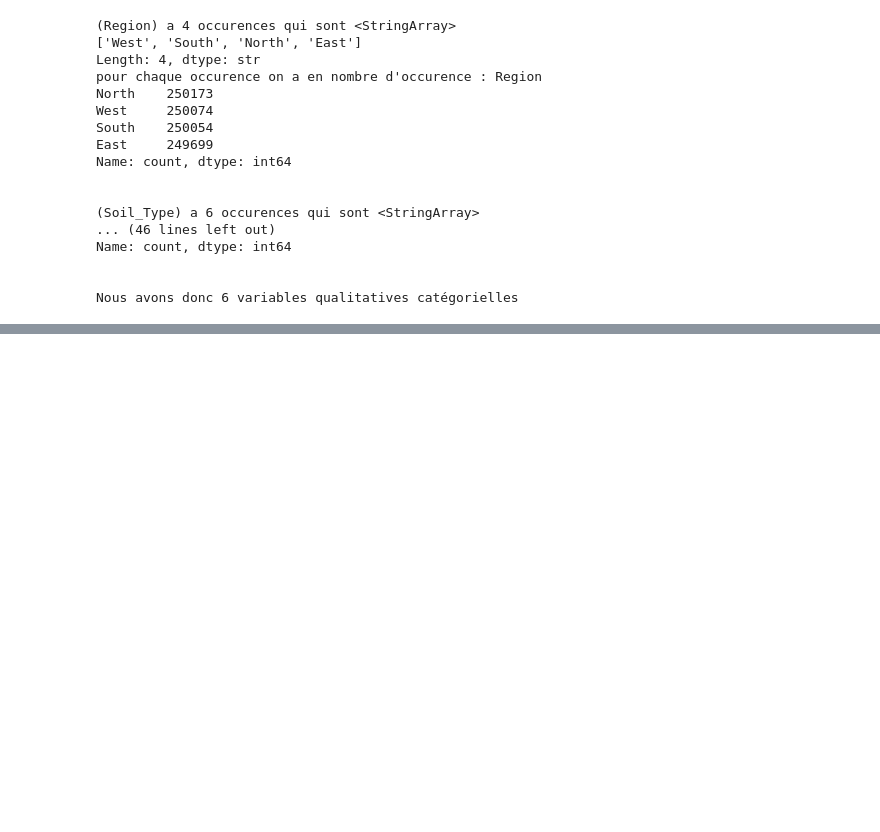
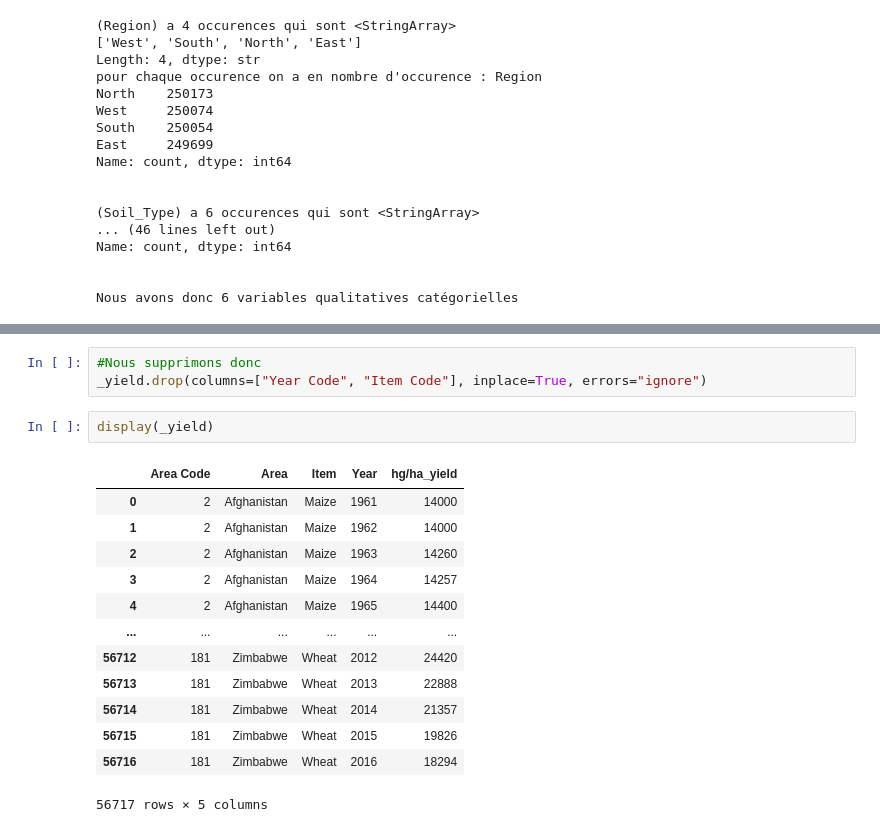
Before and after one commit to cheickoumarcoulibaly/agritech-recommender, a Jupyter notebook: notebooks/01_exploration.ipynb, the cells around one changed output, grey strips where cells are left out. Drawn from its saved outputs; the diff is of its cells as text; blank space fills up the shorter version.

```diff
--- a/notebooks/01_exploration.ipynb
+++ b/notebooks/01_exploration.ipynb
@@ -175,0 +328,19 @@ Nous avons donc 6 variables qualitatives catégorielles
+# %%
+#Nous supprimons donc
+_yield.drop(columns=["Year Code", "Item Code"], inplace=True, errors="ignore")
+# %%
+display(_yield)
+# %% [output]
+|  | Area Code | Area | Item | Year | hg/ha_yield |
+| 0 | 2 | Afghanistan | Maize | 1961 | 14000 |
+| 1 | 2 | Afghanistan | Maize | 1962 | 14000 |
+| 2 | 2 | Afghanistan | Maize | 1963 | 14260 |
+| 3 | 2 | Afghanistan | Maize | 1964 | 14257 |
+| 4 | 2 | Afghanistan | Maize | 1965 | 14400 |
+| ... | ... | ... | ... | ... | ... |
+| 56712 | 181 | Zimbabwe | Wheat | 2012 | 24420 |
+| 56713 | 181 | Zimbabwe | Wheat | 2013 | 22888 |
+| 56714 | 181 | Zimbabwe | Wheat | 2014 | 21357 |
+| 56715 | 181 | Zimbabwe | Wheat | 2015 | 19826 |
+| 56716 | 181 | Zimbabwe | Wheat | 2016 | 18294 |
+56717 rows × 5 columns
```
Also changed, not shown: parts of 38 cells of this notebook, 2 other files.
